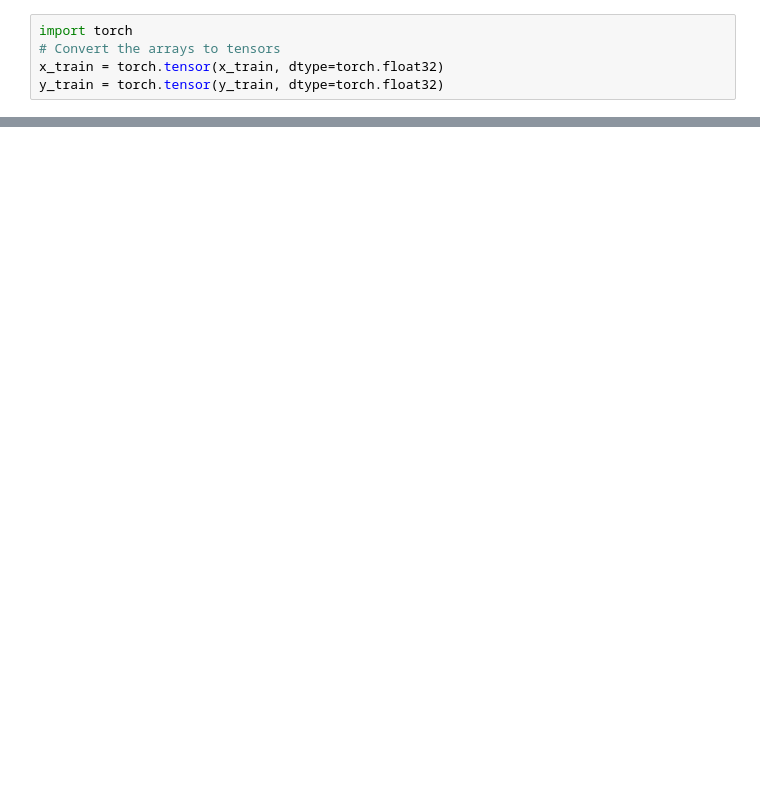
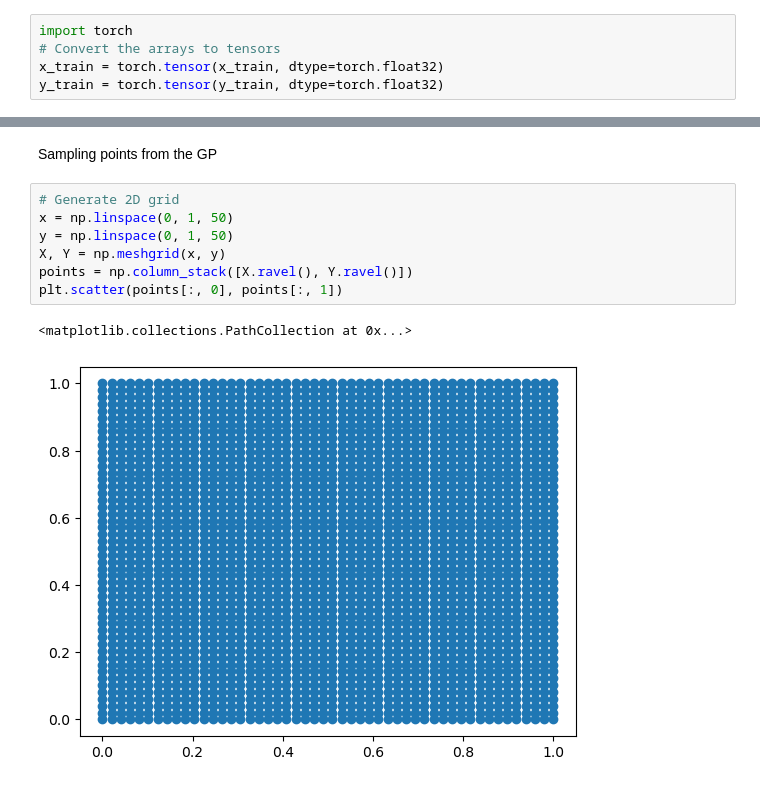
Before and after one commit to edrian-liao/uhi-deep-learning, a Jupyter notebook: notebooks/05_non-stationary_modelling.ipynb, the cells around one changed output, grey strips where cells are left out. Drawn from its saved outputs; the diff is of its cells as text; blank space fills up the shorter version.

```diff
--- a/notebooks/05_non-stationary_modelling.ipynb
+++ b/notebooks/05_non-stationary_modelling.ipynb
@@ -368,0 +253,12 @@ plt.show()
+# %% [markdown]
+Sampling points from the GP
+# %%
+# Generate 2D grid
+x = np.linspace(0, 1, 50)
+y = np.linspace(0, 1, 50)
+X, Y = np.meshgrid(x, y)
+points = np.column_stack([X.ravel(), Y.ravel()])
+plt.scatter(points[:, 0], points[:, 1])
+# %% [output]
+<matplotlib.collections.PathCollection at 0x...>
+[figure, added]
```
Also changed, not shown: parts of 75 cells of this notebook, 6 other files.
